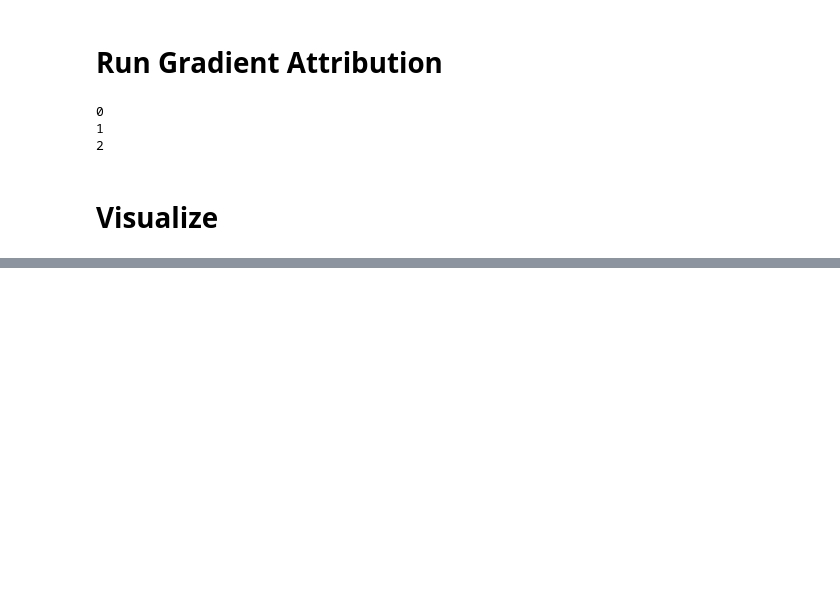
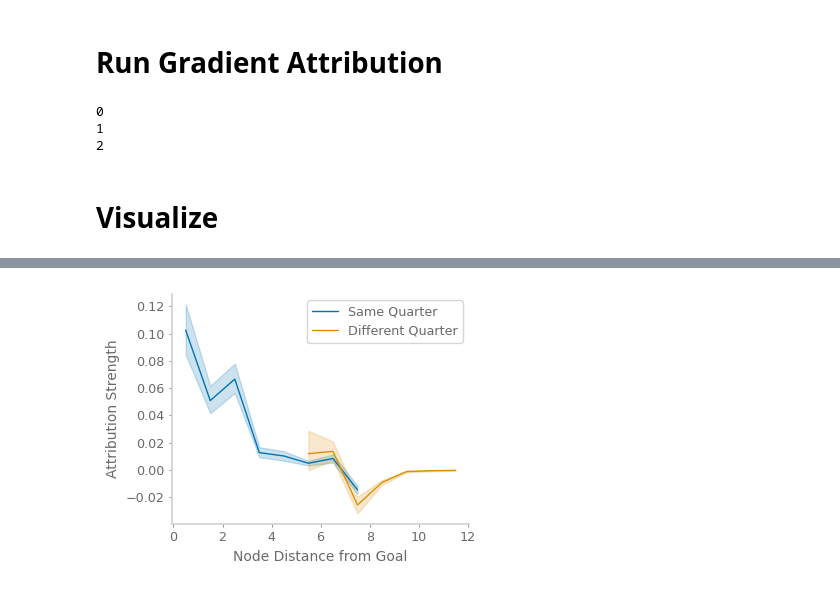
Before and after one commit to chingf/icl-maze, a Jupyter notebook: notebooks/06_integrated_gradients_by_dist.ipynb, the cells around one changed output, grey strips where cells are left out. Saved outputs shown, nothing was run; the diff lists cells and outputs as text; code cells hidden in the pictures; blank space fills up the shorter version.

```diff
--- a/notebooks/06_integrated_gradients_by_dist.ipynb
+++ b/notebooks/06_integrated_gradients_by_dist.ipynb
@@ -280,2 +358,18 @@ for i_eval in range(n_eval_envs):
+# %%
+df = pd.DataFrame(results_B)
+df = df[df['query_dist_from_goal'] == 7]
+#df = df[df['query_is_same_quarter_as_goal']==False]
+df = df[df['layer'] == 2]
+df_quarter_true = df[df['node_is_same_quarter_as_goal']==True]
+df_quarter_false = df[df['node_is_same_quarter_as_goal']==False]
+fig, ax = plt.subplots(figsize=(4, 3))
+sns.lineplot(data=df_quarter_true, x='node_dist_from_goal', y='grad_val', ax=ax, label='Same Quarter')
+sns.lineplot(data=df_quarter_false, x='node_dist_from_goal', y='grad_val', ax=ax, label='Different Quarter')
+ax.set_xlabel('Node Distance from Goal')
+ax.set_ylabel('Attribution Strength')
+plt.tight_layout()
+plt.show()
+# %% [output]
+[figure, added]
 # %%
 df = pd.DataFrame(results)
```
Also changed, not shown: parts of 7 cells of this notebook, 18 other files.
